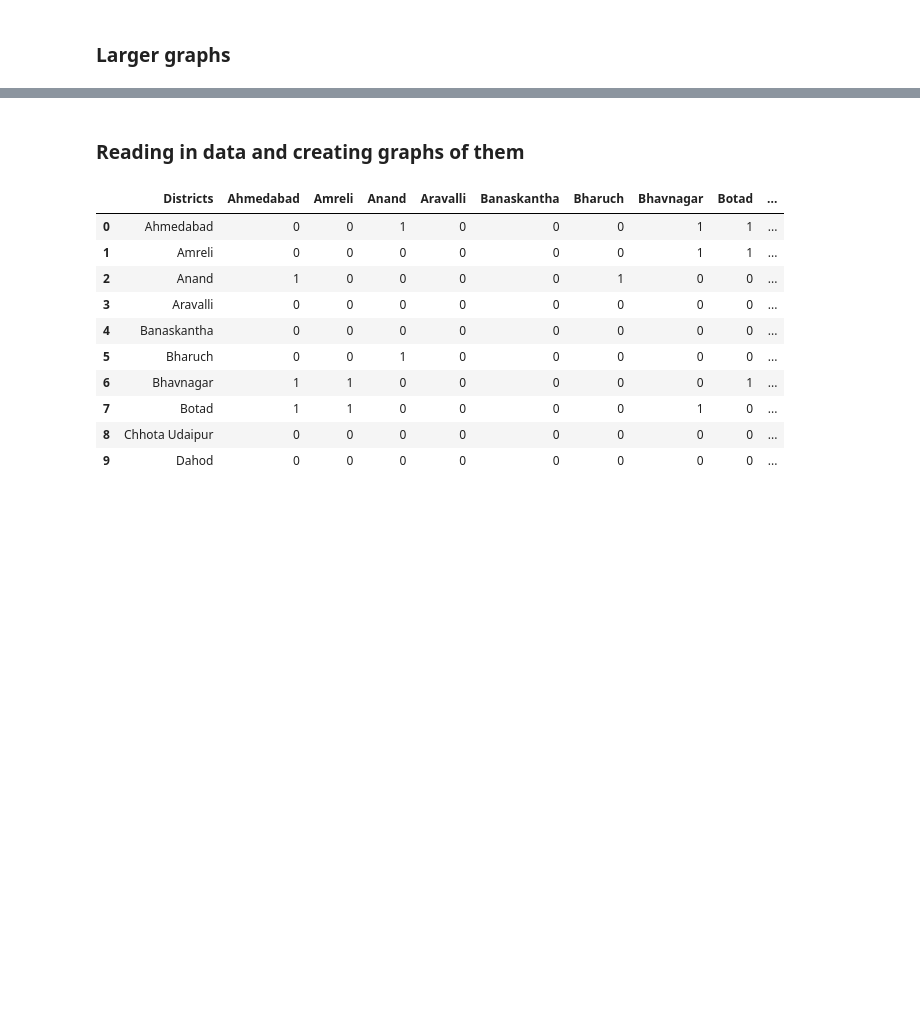
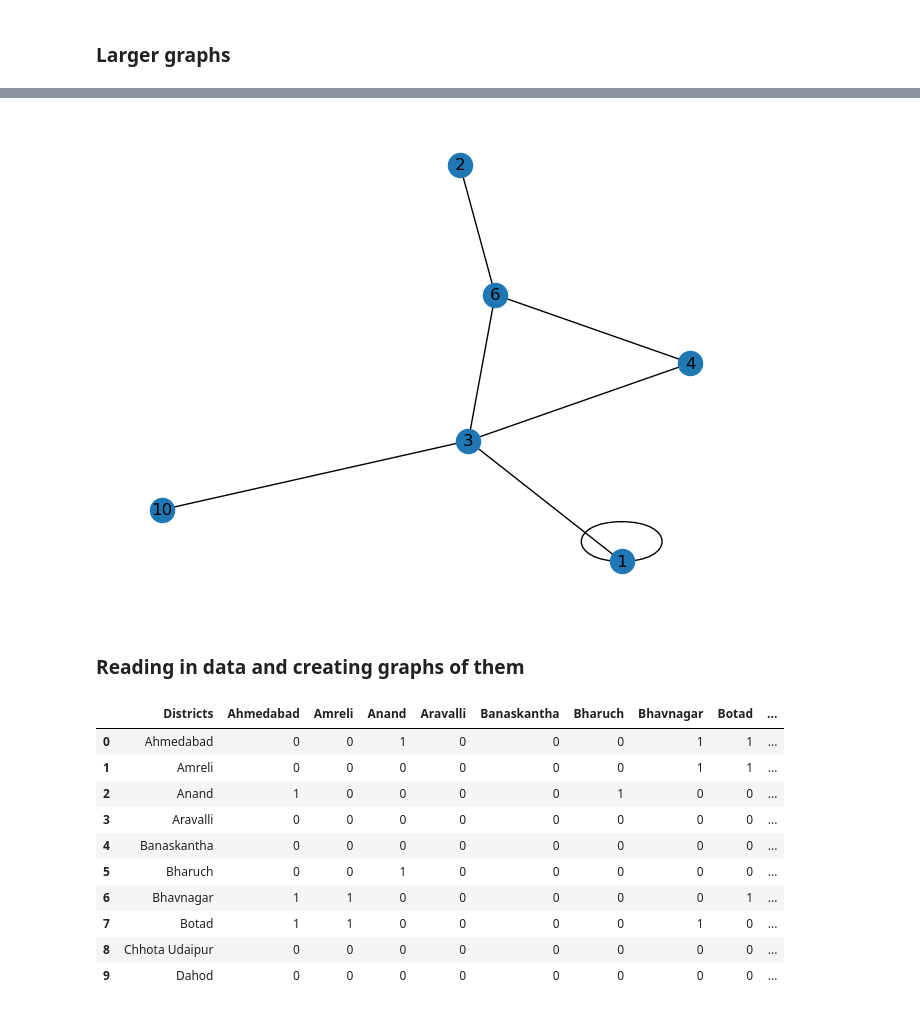
Before and after one commit to ubuti/One-Piece-Map, a Jupyter notebook: TheLibrary/FirstSession.ipynb, the cells around one changed output, grey strips where cells are left out. Saved outputs shown, nothing was run; the diff lists cells and outputs as text; code cells hidden in the pictures; blank space fills up the shorter version.

Commit message:
Plotting/Session 2

```diff
--- a/TheLibrary/FirstSession.ipynb
+++ b/TheLibrary/FirstSession.ipynb
@@ -96,3 +117,9 @@ nx.draw(G2, with_labels='True')
+# %%
+# Creates a subgraph of G
+G2_sub = nx.subgraph(G2, ['1','2','3','4','6','10'])
+nx.draw(G2_sub, with_labels='True')
+# %% [output]
+[figure, added]
 # %% [markdown]
 ### Reading in data and creating graphs of them
 # %%
```
Also changed, not shown: parts of 26 cells of this notebook, 2 other files.
